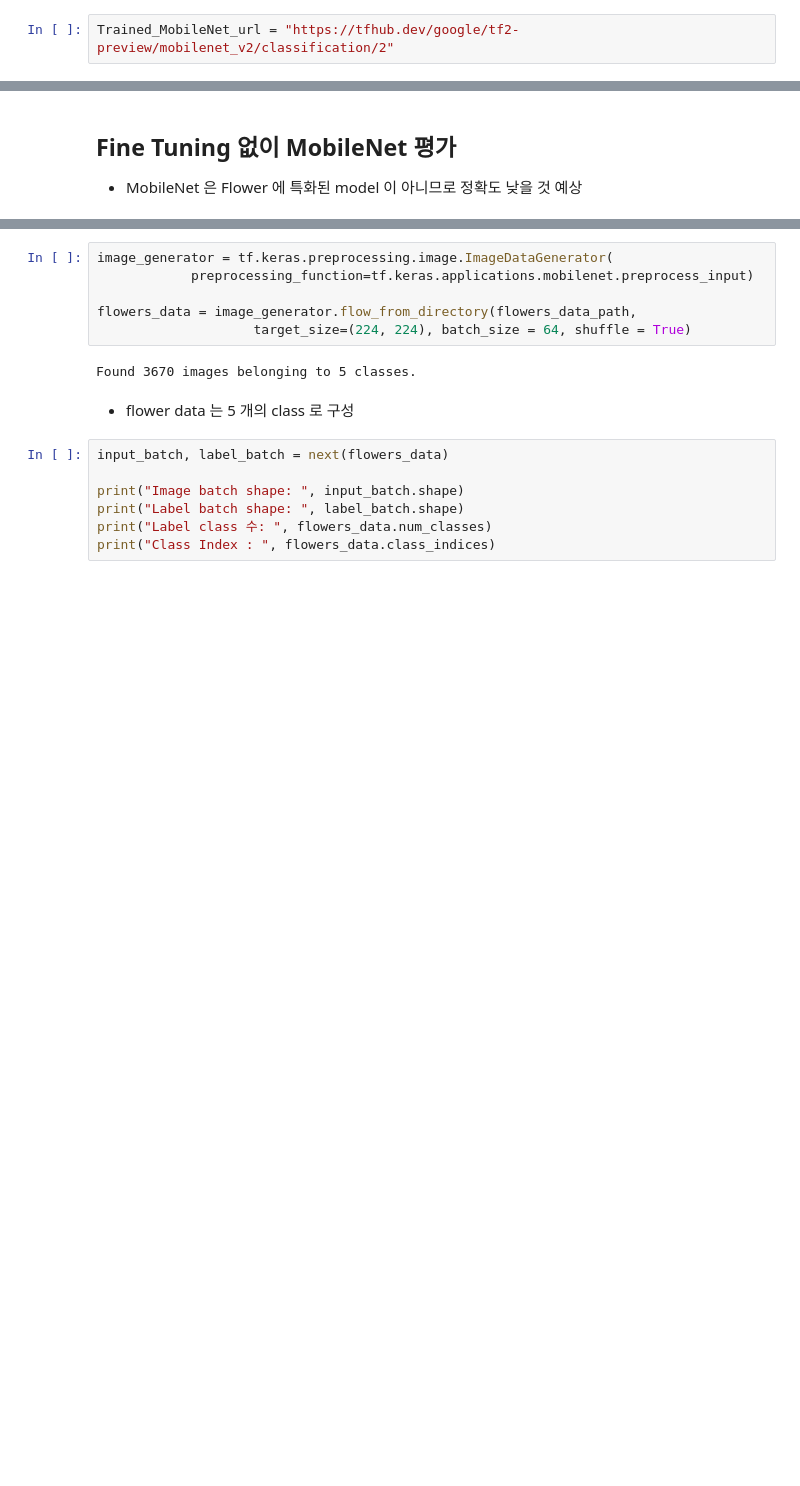
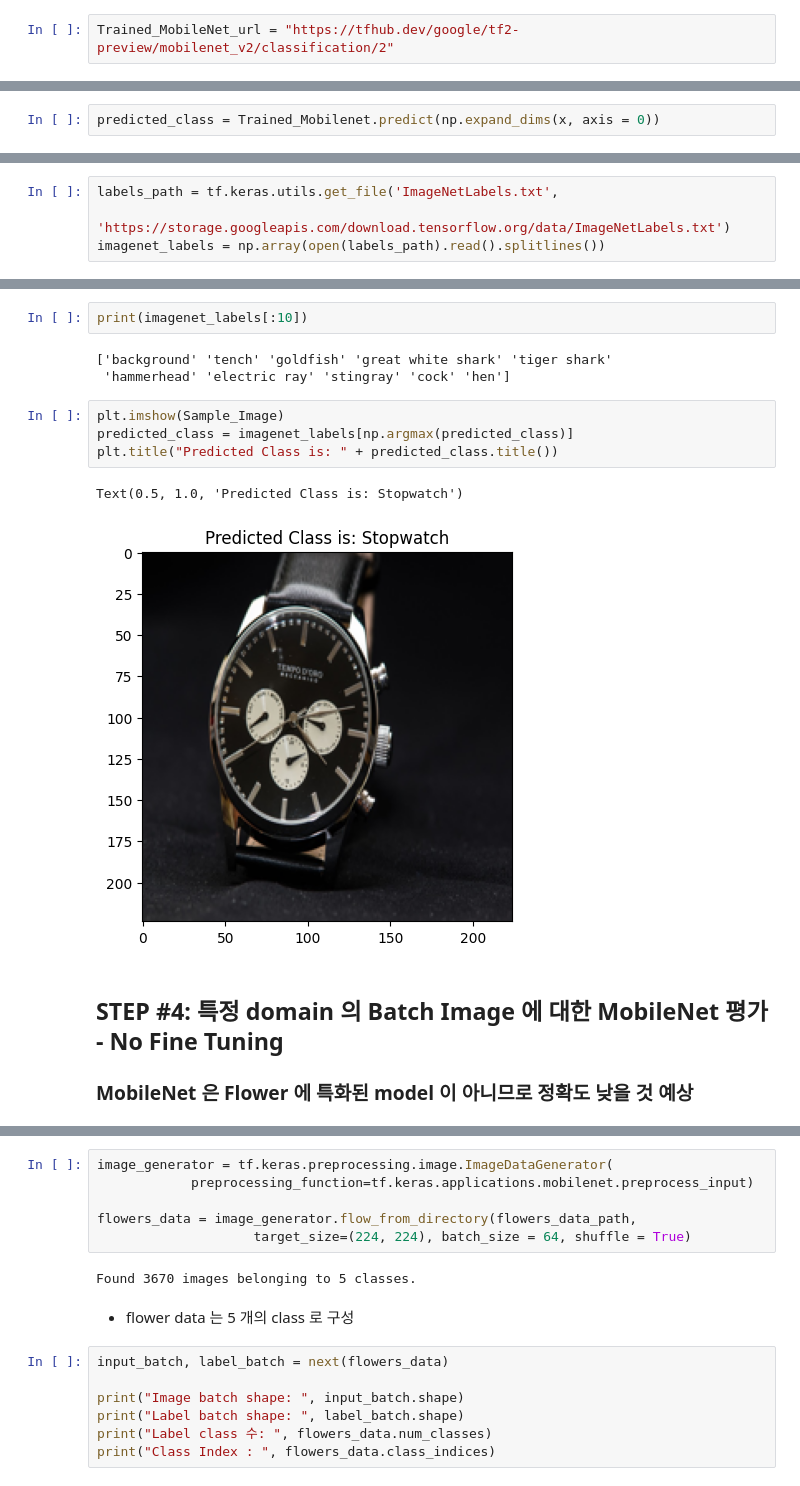
Before and after one commit to ironmanciti/ML-Basic-4Days, a Jupyter notebook: 150_Transfer_image_Tf_Hub_MobileNet.ipynb, the cells around one changed output, grey strips where cells are left out. Cells and saved outputs as stored; diff of their text form; blank space fills up the shorter version.

```diff
--- a/150_Transfer_image_Tf_Hub_MobileNet.ipynb
+++ b/150_Transfer_image_Tf_Hub_MobileNet.ipynb
@@ -31,0 +54,2 @@ Pretrained_Mobilenet.input, Pretrained_Mobilenet.output
+# %%
+predicted_class = Trained_Mobilenet.predict(np.expand_dims(x, axis = 0))
@@ -31,0 +68,4 @@ Pretrained_Mobilenet.input, Pretrained_Mobilenet.output
+# %%
+labels_path = tf.keras.utils.get_file('ImageNetLabels.txt',
+                'https://storage.googleapis.com/download.tensorflow.org/data/ImageNetLabels.txt')
+imagenet_labels = np.array(open(labels_path).read().splitlines())
@@ -32,4 +75,17 @@ Pretrained_Mobilenet.input, Pretrained_Mobilenet.output
+# %%
+print(imagenet_labels[:10])
+# %% [output]
+['background' 'tench' 'goldfish' 'great white shark' 'tiger shark'
+ 'hammerhead' 'electric ray' 'stingray' 'cock' 'hen']
+# %%
+plt.imshow(Sample_Image)
+predicted_class = imagenet_labels[np.argmax(predicted_class)]
+plt.title("Predicted Class is: " + predicted_class.title())
+# %% [output]
+Text(0.5, 1.0, 'Predicted Class is: Stopwatch')
+[figure, added]
 # %% [markdown]
-##  Fine Tuning 없이 MobileNet 평가
-- MobileNet 은 Flower 에 특화된 model 이 아니므로 정확도 낮을 것 예상
+## STEP #4: 특정 domain 의 Batch Image 에 대한 MobileNet 평가 - No Fine Tuning
+
+### MobileNet 은 Flower 에 특화된 model 이 아니므로 정확도 낮을 것 예상
 # %%
```
Also changed, not shown: parts of 23 cells of this notebook, 7 other files.
